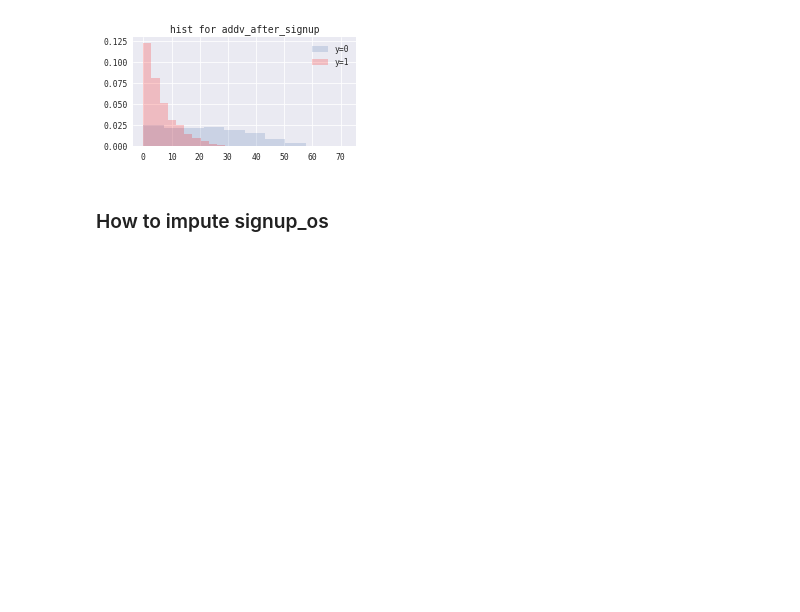
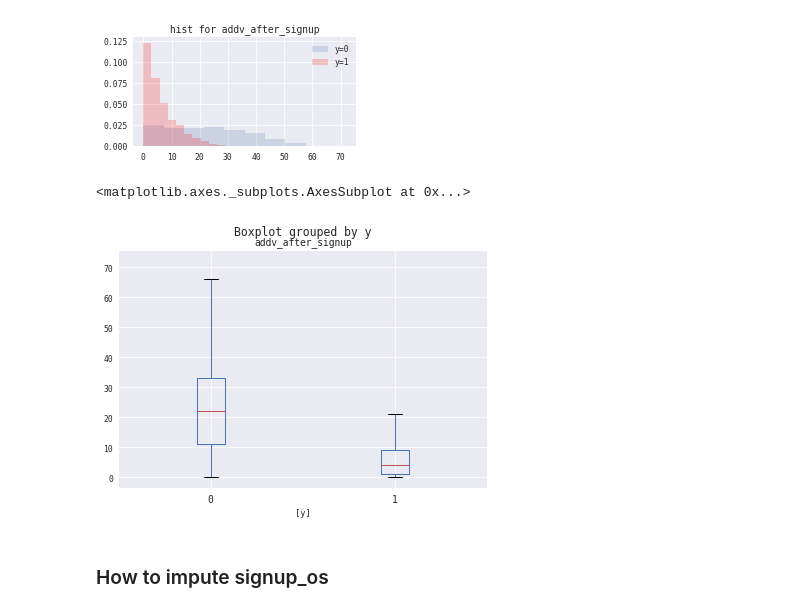
Before and after one commit to yuwei2341/PYSCRP, a Jupyter notebook: EDA.ipynb, the cells around one changed output. Cells and saved outputs as stored; diff of their text form; code cells hidden in the pictures; blank space fills up the shorter version.

```diff
--- a/EDA.ipynb
+++ b/EDA.ipynb
@@ -413,6 +421,11 @@ For drivers who did not do addv_after_signup, active rate is 0.006
     For those who did, active rate is 0.444
 [figure]
 [figure]
+# %%
+df_yes[['addv_after_signup', 'y']].boxplot(by='y')
+# %% [output]
+<matplotlib.axes._subplots.AxesSubplot at 0x...>
+[figure, added]
 # %% [markdown]
 ### How to impute signup_os
 # %%
```
Also changed, not shown: parts of 20 cells of this notebook.
